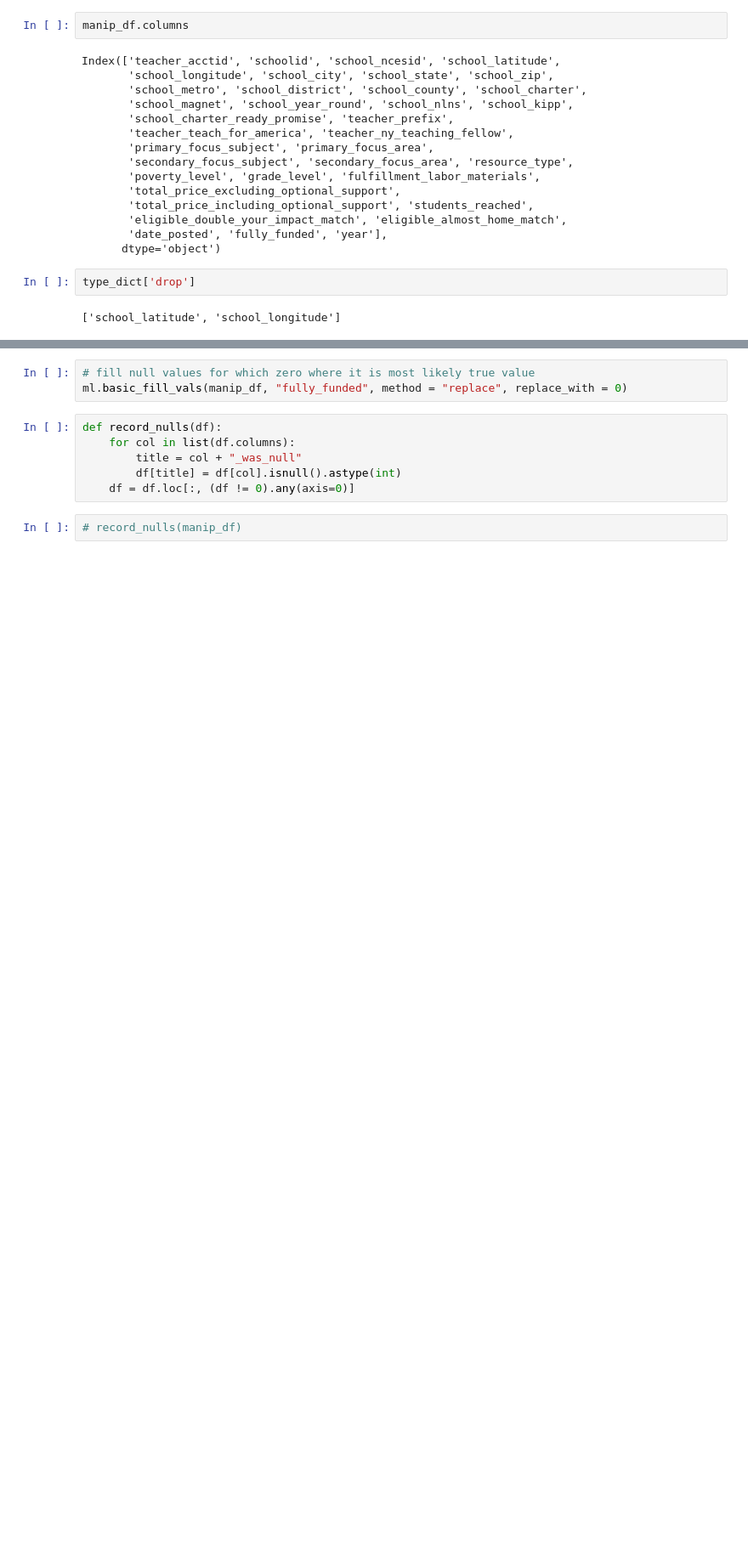
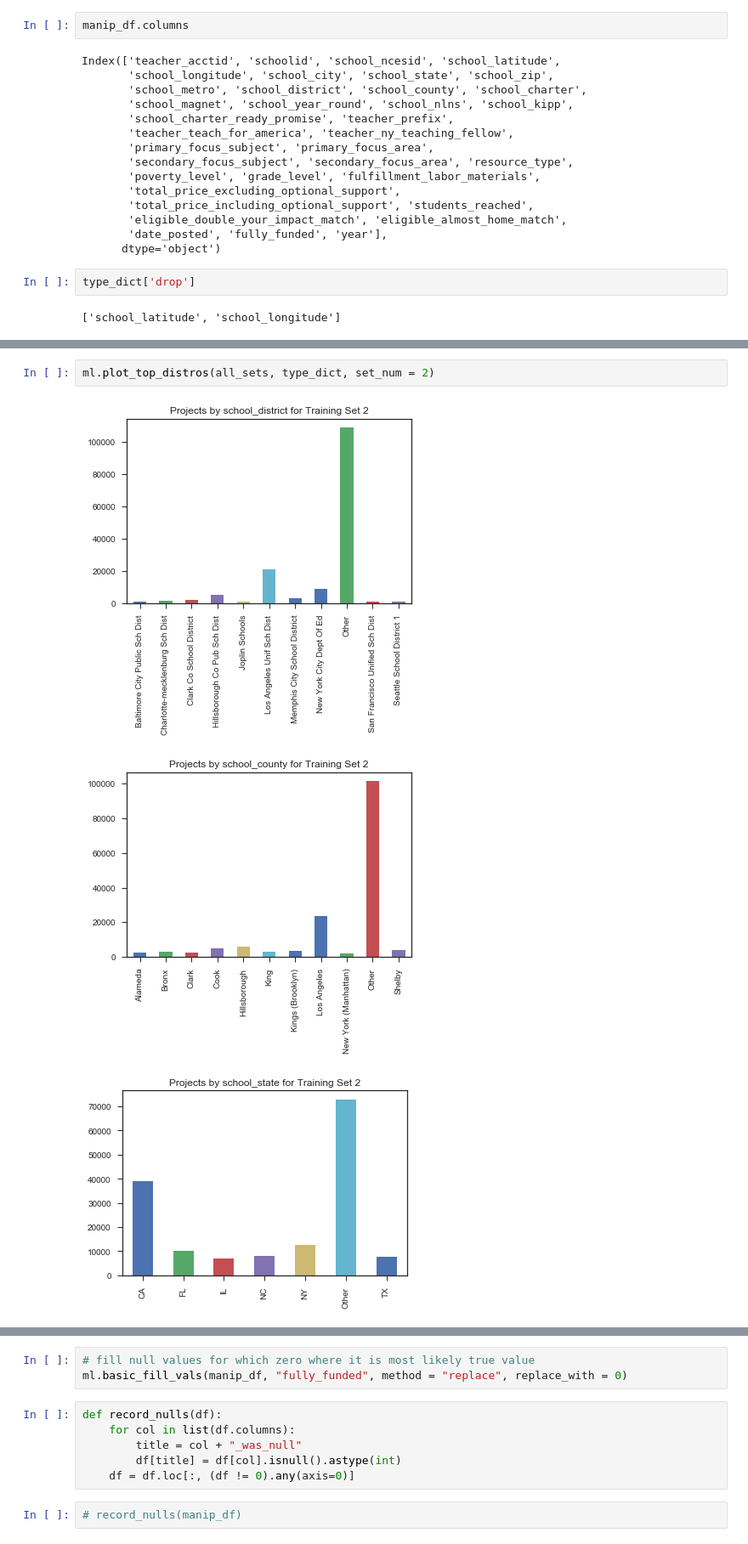
Before and after one commit to anmolchaturvedi/predicting_excitement, a Jupyter notebook: donors_choose.ipynb, the cells around one changed output, grey strips where cells are left out. Shown at 85% size. Drawn from its saved outputs; the diff is of its cells as text; blank space fills up the shorter version.

```diff
--- a/donors_choose.ipynb
+++ b/donors_choose.ipynb
@@ -380,0 +571,6 @@ Index(['teacher_acctid', 'schoolid', 'school_ncesid', 'school_latitude',
+# %%
+ml.plot_top_distros(all_sets, type_dict, set_num = 2)
+# %% [output]
+[figure, added]
+[figure, added]
+[figure, added]
```
Also changed, not shown: parts of 55 cells of this notebook, 1 other file.
